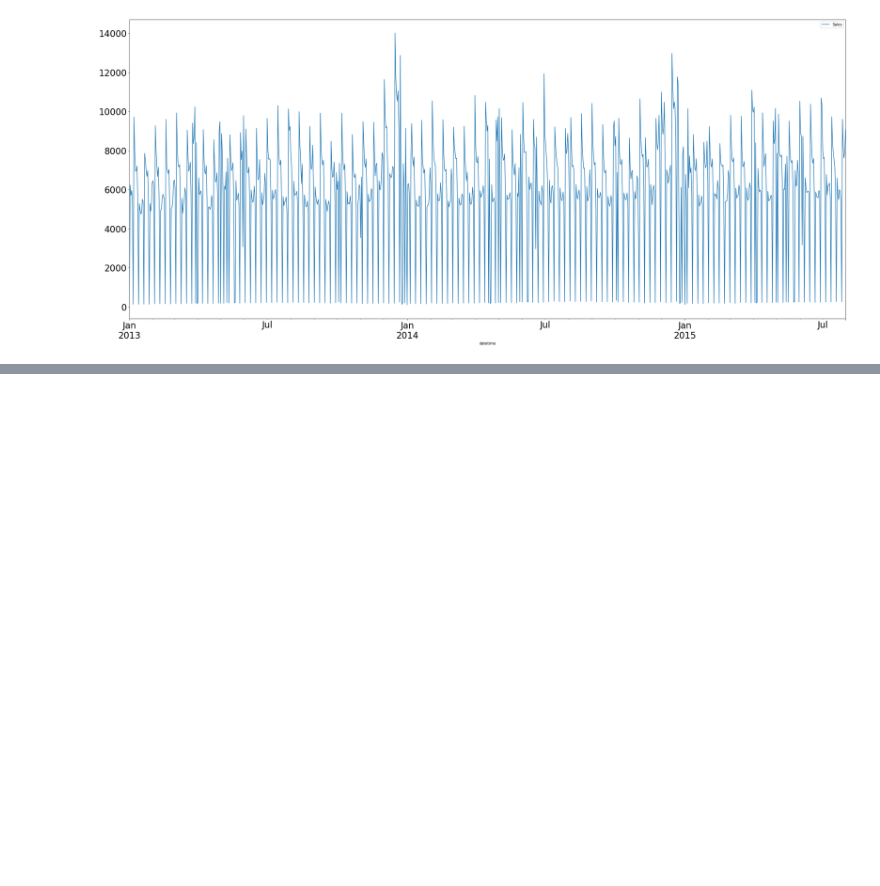
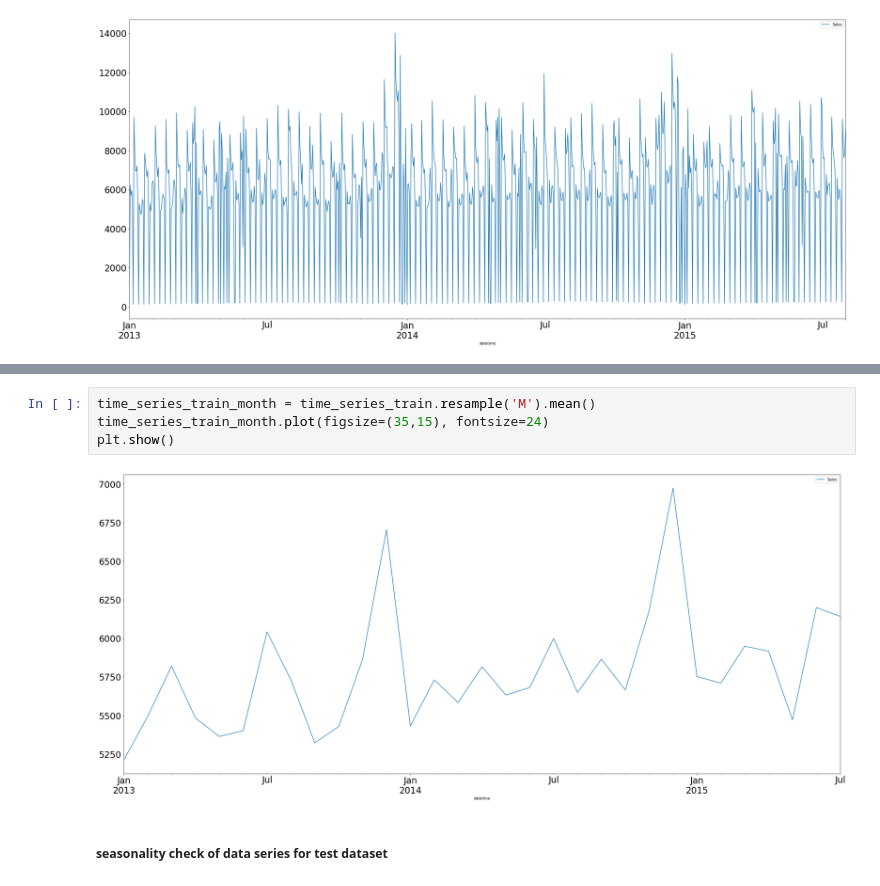
Before and after one commit to yonamg/Pharmaceutical-Sales-Prediction, a Jupyter notebook: notebook/Pharmacy_Sales_EDA.ipynb, the cells around one changed output, grey strips where cells are left out. Cells and saved outputs as stored; diff of their text form; blank space fills up the shorter version.

```diff
--- a/notebook/Pharmacy_Sales_EDA.ipynb
+++ b/notebook/Pharmacy_Sales_EDA.ipynb
@@ -240,0 +247,8 @@ plt.show()
+# %%
+time_series_train_month = time_series_train.resample('M').mean()
+time_series_train_month.plot(figsize=(35,15), fontsize=24)
+plt.show()
+# %% [output]
+[figure, added]
+# %% [markdown]
+##### seasonality check of data series for test dataset
```
Also changed, not shown: parts of 5 cells of this notebook.
